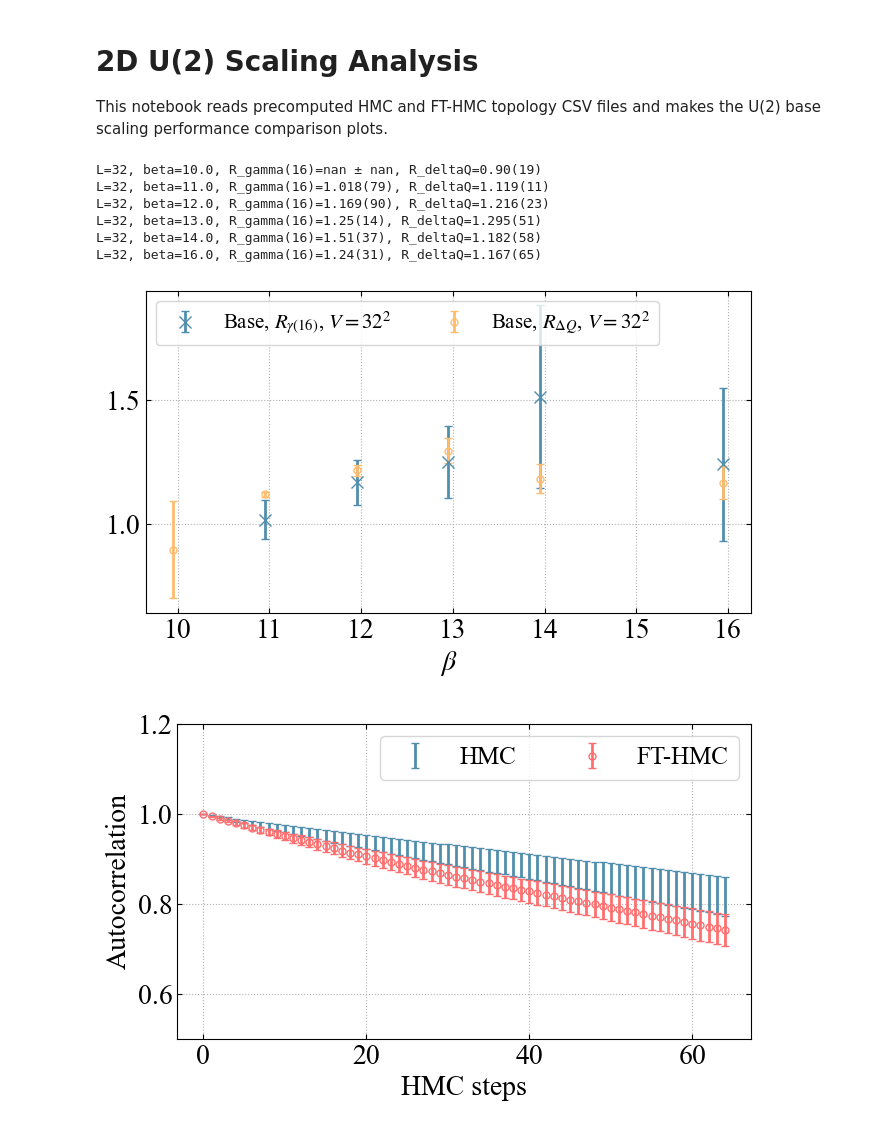
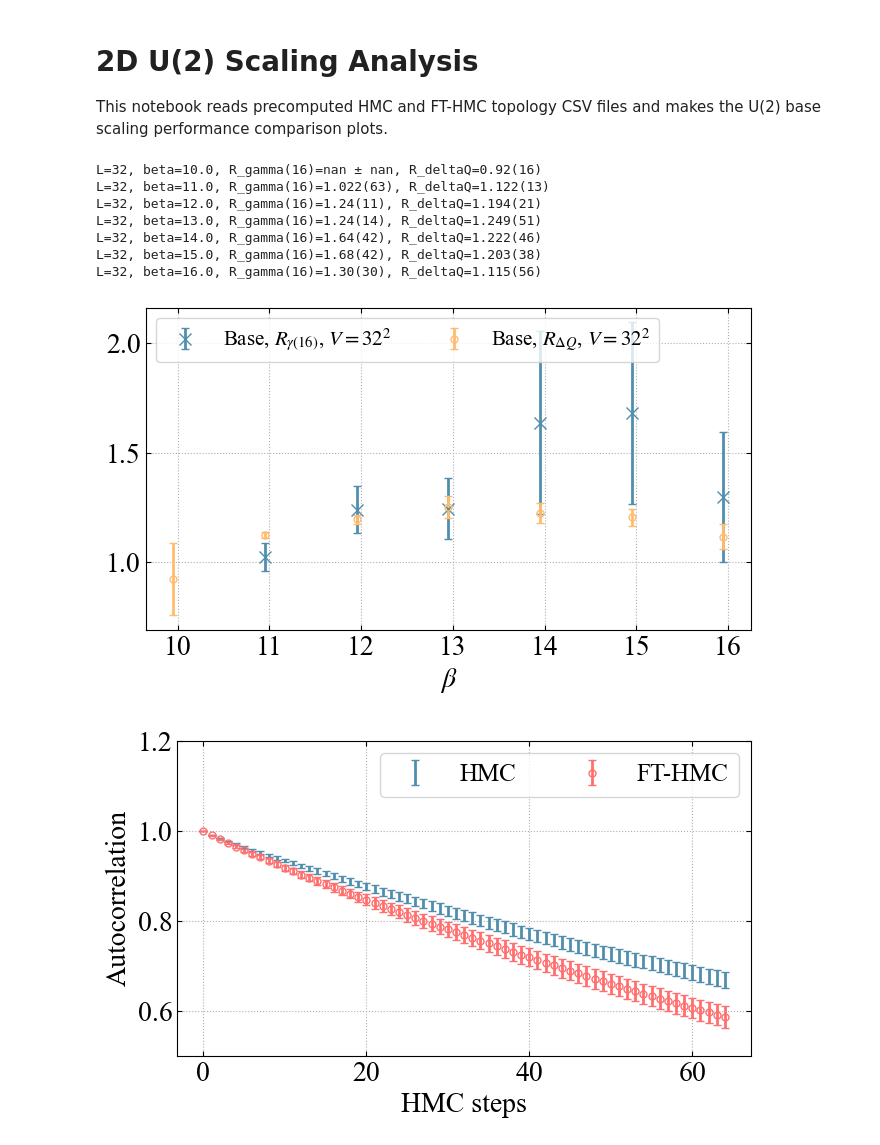
Before and after one commit to Greyyy-HJC/NTHMC, a Jupyter notebook: presentation/2du2_scaling.ipynb, the cells around one changed output. Cells and saved outputs as stored; diff of their text form; code cells hidden in the pictures.

Commit message:
update from moonway, results without alignment, without changing gamma definition

```diff
--- a/presentation/2du2_scaling.ipynb
+++ b/presentation/2du2_scaling.ipynb
@@ -20,8 +20,8 @@ from nthmc.core.resampling import jackknife, jk_ls_avg
 from nthmc.u2.u2_observables import autocorrelation, format_beta
 
 LATTICE_SIZES = [32]
-BETAS = [10.0, 11.0, 12.0, 13.0, 14.0, 16.0]
-SEEDS = [1029, 1331, 1984, 1999, 2017, 2025]
+BETAS = [10.0, 11.0, 12.0, 13.0, 14.0, 15.0, 16.0]
+SEEDS = [1029, 1107, 1331, 1984, 1999, 2008, 2017]
 TRAIN_BETA = 10.0
 N_STEPS = int(os.environ.get("NTHMC_SCALING_N_STEPS", "10"))
 MAX_LAG = 64
@@ -133,12 +133,13 @@ for lattice_size in LATTICE_SIZES:
             f"R_deltaQ={results[(lattice_size, beta)]['delta_q_ratio']}"
         )
 # %% [output]
-L=32, beta=10.0, R_gamma(16)=nan ± nan, R_deltaQ=0.90(19)
-L=32, beta=11.0, R_gamma(16)=1.018(79), R_deltaQ=1.119(11)
-L=32, beta=12.0, R_gamma(16)=1.169(90), R_deltaQ=1.216(23)
-L=32, beta=13.0, R_gamma(16)=1.25(14), R_deltaQ=1.295(51)
-L=32, beta=14.0, R_gamma(16)=1.51(37), R_deltaQ=1.182(58)
-L=32, beta=16.0, R_gamma(16)=1.24(31), R_deltaQ=1.167(65)
+L=32, beta=10.0, R_gamma(16)=nan ± nan, R_deltaQ=0.92(16)
+L=32, beta=11.0, R_gamma(16)=1.022(63), R_deltaQ=1.122(13)
+L=32, beta=12.0, R_gamma(16)=1.24(11), R_deltaQ=1.194(21)
+L=32, beta=13.0, R_gamma(16)=1.24(14), R_deltaQ=1.249(51)
+L=32, beta=14.0, R_gamma(16)=1.64(42), R_deltaQ=1.222(46)
+L=32, beta=15.0, R_gamma(16)=1.68(42), R_deltaQ=1.203(38)
+L=32, beta=16.0, R_gamma(16)=1.30(30), R_deltaQ=1.115(56)
 # %%
 fig, ax = default_plot()
 beta_values = np.array(BETAS, dtype=float)
@@ -173,22 +174,22 @@ plt.tight_layout()
 plt.savefig(PLOT_DIR / "2du2_scaling_performance.pdf", transparent=True)
 plt.show()
 # %% [output]
-[figure, old version]
+[figure, new version]
 # %%
 SELECTED_L = 32
-SELECTED_BETA = 14.0
+SELECTED_BETA = 13.0
 curve = results[(SELECTED_L, SELECTED_BETA)]
 lags = np.arange(MAX_LAG + 1)
 
 fig, ax = default_plot()
 ax.errorbar(lags, gv.mean(curve["hmc_auto"]), yerr=gv.sdev(curve["hmc_auto"]), label="HMC", color=color_ls[0], **errorb)
 ax.errorbar(lags, gv.mean(curve["fthmc_auto"]), yerr=gv.sdev(curve["fthmc_auto"]), label="FT-HMC", color=color_ls[3], **errorb_circle)
 ax.set_ylim(0.5, 1.2)
 ax.legend(ncol=2, loc="upper right", **fs_small_p)
 ax.set_xlabel("HMC steps", **fs_p)
 ax.set_ylabel("Autocorrelation", **fs_p)
 plt.tight_layout()
 plt.savefig(PLOT_DIR / f"2du2_scaling_autocorrelation_L{SELECTED_L}_b{format_beta(SELECTED_BETA)}.pdf", transparent=True)
 plt.show()
 # %% [output]
-[figure, old version]
+[figure, new version]
```
Also changed, not shown: 4 other files.
